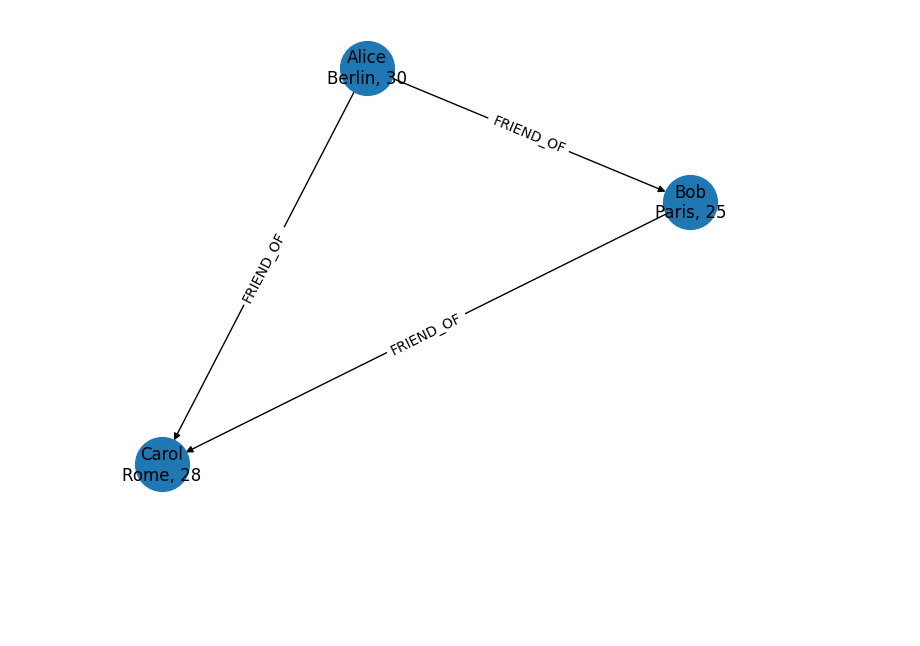
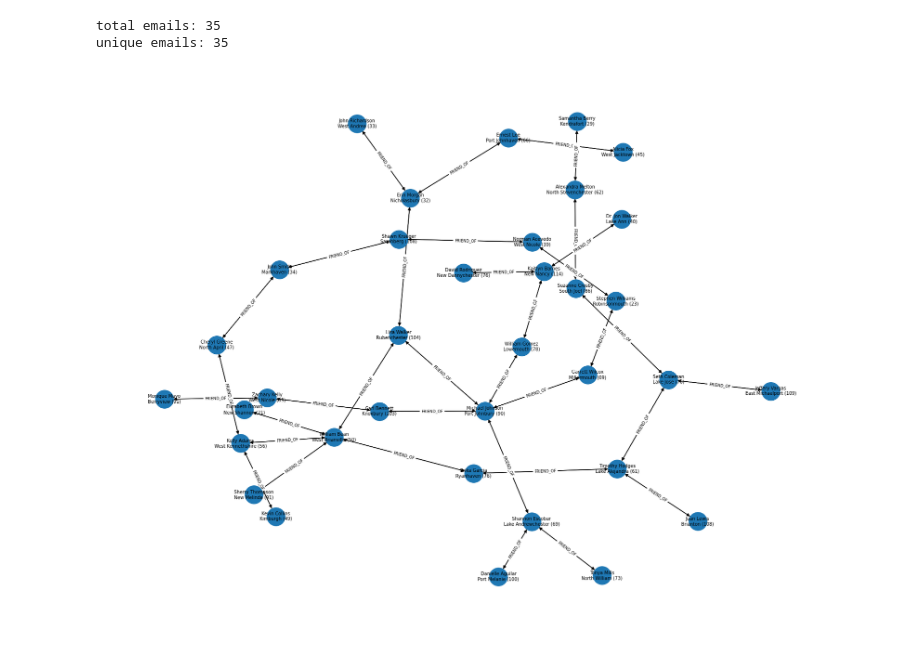
Before and after one commit to classroom-dee/experiments, a Jupyter notebook: neo4j-stuff/neo4j_visualizer.ipynb, the cells around one changed output. Drawn from its saved outputs; the diff is of its cells as text; code cells hidden in the pictures; blank space fills up the shorter version.

```diff
--- a/neo4j-stuff/neo4j_visualizer.ipynb
+++ b/neo4j-stuff/neo4j_visualizer.ipynb
@@ -11,4 +68,5 @@ True
 # %%
+# use container ip for local test (default bridge network)
 driver = GraphDatabase.driver(
-    "neo4j://localhost:7687", auth=(os.getenv("NEO4J_USER"), os.getenv("NEO4J_PW"))
+    "bolt://172.17.0.2:7687", auth=(os.getenv("NEO4J_USER"), os.getenv("NEO4J_PW"))
 )
@@ -15,43 +101,57 @@ driver = GraphDatabase.driver(
 # %%
 with driver.session() as session:
     session.run("MATCH (n) DETACH DELETE n;")
-    result = session.run("""
-        CREATE
-            (a:Person {name:'Alice', age:30, city:'Berlin'}),
-            (b:Person {name:'Bob', age:25, city:'Paris'}),
-            (c:Person {name:'Carol', age:28, city:'Rome'}),
-            (a)-[:FRIEND_OF]->(b),
-            (b)-[:FRIEND_OF]->(c),
-            (a)-[:FRIEND_OF]->(c);
-    """)
+    for p in people.people:
+        session.execute_write(create_person, p)
+    for p in people.people:
+        for friend in p.friend_of:
+            session.execute_write(create_friendship, p, friend)
+# %%
+emails = [p.email for p in people.people]
+print("total emails:", len(emails))
+print("unique emails:", len(set(emails)))
+# %% [output]
+total emails: 35
+unique emails: 35
 # %%
 with driver.session() as s:
-    # Return plain dicts for node props + rel type string
     q = """
-    MATCH (a)-[r]->(b)
-    RETURN a.name AS aName, properties(a) AS aProps,
-           b.name AS bName, properties(b) AS bProps,
+    MATCH (a:Person)-[r:FRIEND_OF]->(b:Person)
+    RETURN a.email AS aId, properties(a) AS aProps,
+           b.email AS bId, properties(b) AS bProps,
            type(r) AS relType
     """
     result = s.run(q)
 
     G = nx.DiGraph()
+
     for rec in result:
-        G.add_node(rec["aName"], **rec["aProps"])
-        G.add_node(rec["bName"], **rec["bProps"])
-        G.add_edge(rec["aName"], rec["bName"], rel=rec["relType"])
+        a_id = rec["aId"]
+        b_id = rec["bId"]
 
-# layout + labels (show some properties)
-pos = nx.spring_layout(G)
+        G.add_node(a_id, **rec["aProps"])
+        G.add_node(b_id, **rec["bProps"])
+
+        # avoid duplicate edges
+        if not G.has_edge(a_id, b_id):
+            G.add_edge(a_id, b_id, rel=rec["relType"])
+
+# cleaner labels
 node_labels = {
-    n: f"{n}\n{d.get('city', '')}, {d.get('age', '')}" for n, d in G.nodes(data=True)
+    n: f"{d.get('name','')}\n{d.get('city','')} ({d.get('age','')})"
+    for n, d in G.nodes(data=True)
 }
-edge_labels = {(u, v): d["rel"] for u, v, d in G.edges(data=True)}
 
-nx.draw(G, pos, with_labels=False, node_size=1500)
-nx.draw_networkx_labels(G, pos, node_labels)
-nx.draw_networkx_edge_labels(G, pos, edge_labels=edge_labels)
-plt.tight_layout()
+edge_labels = {
+    (u, v): d["rel"] for u, v, d in G.edges(data=True)
+}
+
+# draw
+plt.figure(figsize=(16, 12))
+pos = nx.spring_layout(G, k=1.5, iterations=200, seed=42)
+nx.draw(G, pos, with_labels=False, node_size=800)
+nx.draw_networkx_labels(G, pos, node_labels, font_size=7)
+nx.draw_networkx_edge_labels(G, pos, edge_labels=edge_labels, font_size=6)
 plt.show()
 # %% [output]
-[figure, old version]
+[figure, new version]
```
Also changed, not shown: parts of 7 cells of this notebook, 1 other file.
